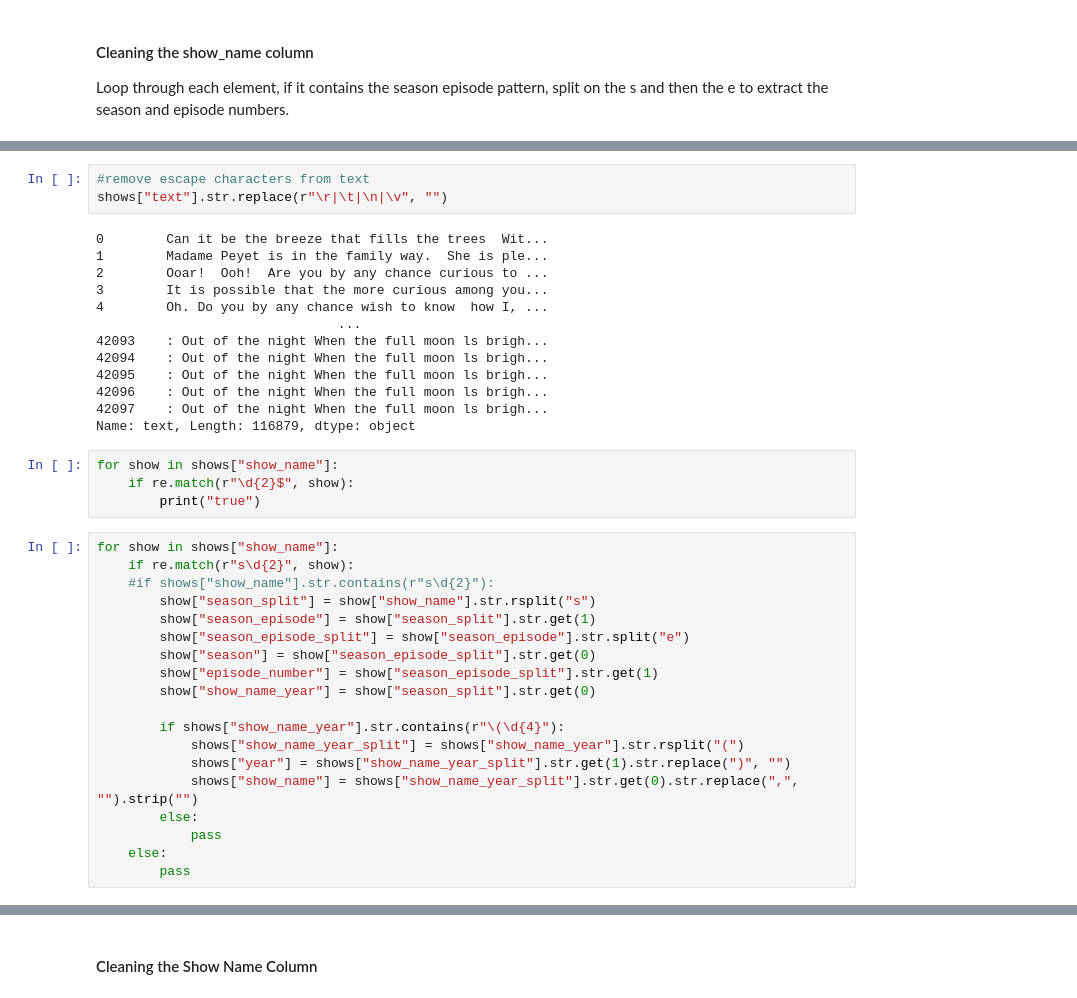
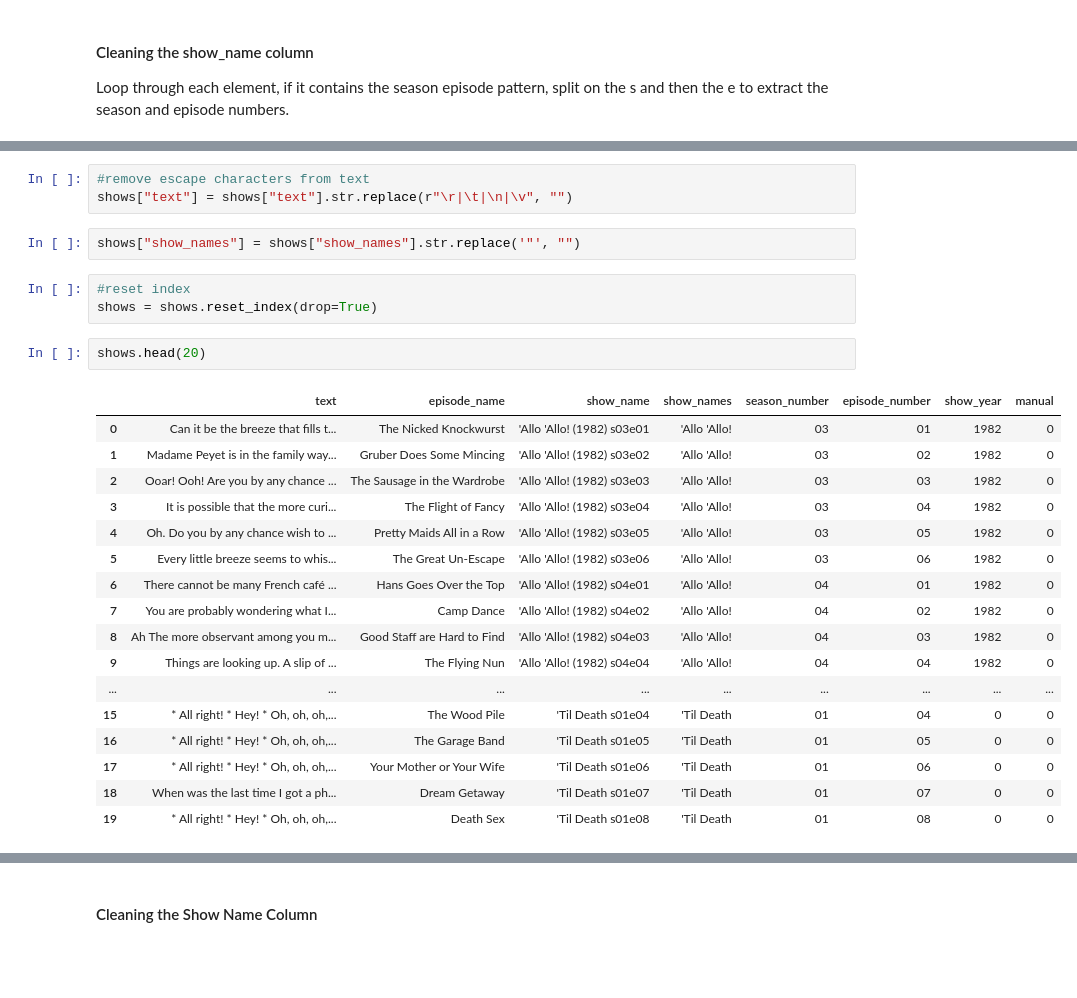
Before and after one commit to salice/television_show_recommender, a Jupyter notebook: springfield_eda.ipynb, the cells around one changed output, grey strips where cells are left out. Drawn from its saved outputs; the diff is of its cells as text; blank space fills up the shorter version.

```diff
--- a/springfield_eda.ipynb
+++ b/springfield_eda.ipynb
@@ -173,39 +170,28 @@ def clean_show_name_col(df):
 # %%
 #remove escape characters from text
-shows["text"].str.replace(r"\r|\t|\n|\v", "")
+shows["text"] = shows["text"].str.replace(r"\r|\t|\n|\v", "")
-# %% [output]
-0        Can it be the breeze that fills the trees  Wit...
-1        Madame Peyet is in the family way.  She is ple...
-2        Ooar!  Ooh!  Are you by any chance curious to ...
-3        It is possible that the more curious among you...
-4        Oh. Do you by any chance wish to know  how I, ...
-                               ...
-42093    : Out of the night When the full moon ls brigh...
-42094    : Out of the night When the full moon ls brigh...
-42095    : Out of the night When the full moon ls brigh...
-42096    : Out of the night When the full moon ls brigh...
-42097    : Out of the night When the full moon ls brigh...
-Name: text, Length: 116879, dtype: object
-# %%
-for show in shows["show_name"]:
-    if re.match(r"\d{2}$", show):
-        print("true")
-# %%
-for show in shows["show_name"]:
-    if re.match(r"s\d{2}", show):
-    #if shows["show_name"].str.contains(r"s\d{2}"):
-        show["season_split"] = show["show_name"].str.rsplit("s")
-        show["season_episode"] = show["season_split"].str.get(1)
-        show["season_episode_split"] = show["season_episode"].str.split("e")
-        show["season"] = show["season_episode_split"].str.get(0)
-        show["episode_number"] = show["season_episode_split"].str.get(1)
-        show["show_name_year"] = show["season_split"].str.get(0)
-
-        if shows["show_name_year"].str.contains(r"\(\d{4}"):
-            shows["show_name_year_split"] = shows["show_name_year"].str.rsplit("(")
-            shows["year"] = shows["show_name_year_split"].str.get(1).str.replace(")", "")
-            shows["show_name"] = shows["show_name_year_split"].str.get(0).str.replace(",", "").strip("")
-        else:
-            pass
-    else:
-        pass
+# %%
+shows["show_names"] = shows["show_names"].str.replace('"', "")
+# %%
+#reset index
+shows = shows.reset_index(drop=True)
+# %%
+shows.head(20)
+# %% [output]
+|  | text | episode_name | show_name | show_names | season_number | episode_number | show_year | manual |
+| 0 | Can it be the breeze that fills t... | The Nicked Knockwurst | 'Allo 'Allo! (1982) s03e01 | 'Allo 'Allo! | 03 | 01 | 1982 | 0 |
+| 1 | Madame Peyet is in the family way... | Gruber Does Some Mincing | 'Allo 'Allo! (1982) s03e02 | 'Allo 'Allo! | 03 | 02 | 1982 | 0 |
+| 2 | Ooar! Ooh! Are you by any chance ... | The Sausage in the Wardrobe | 'Allo 'Allo! (1982) s03e03 | 'Allo 'Allo! | 03 | 03 | 1982 | 0 |
+| 3 | It is possible that the more curi... | The Flight of Fancy | 'Allo 'Allo! (1982) s03e04 | 'Allo 'Allo! | 03 | 04 | 1982 | 0 |
+| 4 | Oh. Do you by any chance wish to ... | Pretty Maids All in a Row | 'Allo 'Allo! (1982) s03e05 | 'Allo 'Allo! | 03 | 05 | 1982 | 0 |
+| 5 | Every little breeze seems to whis... | The Great Un-Escape | 'Allo 'Allo! (1982) s03e06 | 'Allo 'Allo! | 03 | 06 | 1982 | 0 |
+| 6 | There cannot be many French café ... | Hans Goes Over the Top | 'Allo 'Allo! (1982) s04e01 | 'Allo 'Allo! | 04 | 01 | 1982 | 0 |
+| 7 | You are probably wondering what I... | Camp Dance | 'Allo 'Allo! (1982) s04e02 | 'Allo 'Allo! | 04 | 02 | 1982 | 0 |
+| 8 | Ah The more observant among you m... | Good Staff are Hard to Find | 'Allo 'Allo! (1982) s04e03 | 'Allo 'Allo! | 04 | 03 | 1982 | 0 |
+| 9 | Things are looking up. A slip of ... | The Flying Nun | 'Allo 'Allo! (1982) s04e04 | 'Allo 'Allo! | 04 | 04 | 1982 | 0 |
+| ... | ... | ... | ... | ... | ... | ... | ... | ... |
+| 15 | * All right! * Hey! * Oh, oh, oh,... | The Wood Pile | 'Til Death s01e04 | 'Til Death | 01 | 04 | 0 | 0 |
+| 16 | * All right! * Hey! * Oh, oh, oh,... | The Garage Band | 'Til Death s01e05 | 'Til Death | 01 | 05 | 0 | 0 |
+| 17 | * All right! * Hey! * Oh, oh, oh,... | Your Mother or Your Wife | 'Til Death s01e06 | 'Til Death | 01 | 06 | 0 | 0 |
+| 18 | When was the last time I got a ph... | Dream Getaway | 'Til Death s01e07 | 'Til Death | 01 | 07 | 0 | 0 |
+| 19 | * All right! * Hey! * Oh, oh, oh,... | Death Sex | 'Til Death s01e08 | 'Til Death | 01 | 08 | 0 | 0 |
```
Also changed, not shown: parts of 65 cells of this notebook.
